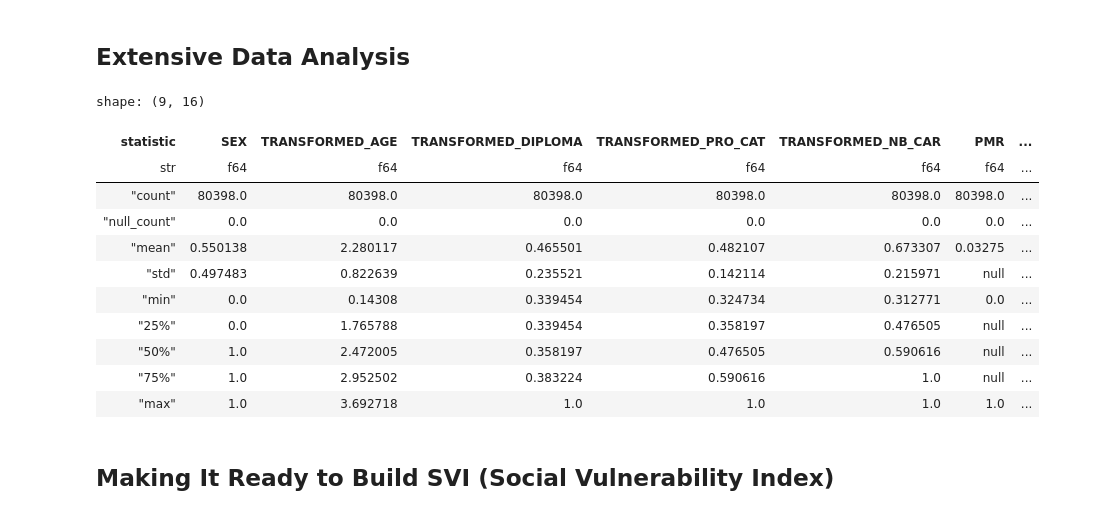
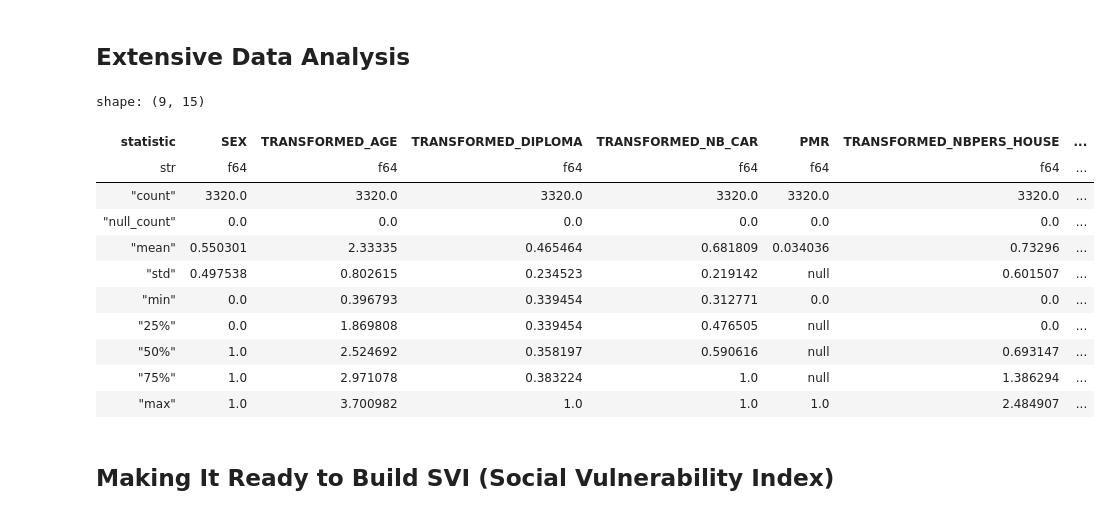
Before and after one commit to DEVOLOPER-1/Sim-Equity, a Jupyter notebook: EDA.ipynb, the cells around one changed output. Cells and saved outputs as stored; diff of their text form; code cells hidden in the pictures.

```diff
--- a/EDA.ipynb
+++ b/EDA.ipynb
@@ -15,13 +12,14 @@ Improve your data and profiling with ydata-sdk, featuring data quality scoring,
 # %%
-trips_df = pl.read_csv(source="maps_data/trips_dataset.csv", infer_schema_length=10000)
+trips_df = pl.read_csv(source="data/trips_dataset.csv", infer_schema_length=10000)
 
-individuals_df = pl.read_csv(source="maps_data/individuals_dataset.csv", infer_schema_length=10000)
+individuals_df = pl.read_csv(source="data/individuals_dataset.csv", infer_schema_length=10000)
 # %%
 trips_df.shape, individuals_df.shape
 # %% [output]
 ((80697, 27), (3337, 27))
 # %%
-individuals_with_trips_df = individuals_df.join(other=trips_df, on=["ID"], how="inner", suffix="_right", coalesce=True)
+individuals_with_trips_df = individuals_df
+#.join(other=trips_df, on=["ID"], how="inner", suffix="_right", coalesce=True))
 # %%
 individuals_with_trips_df
 # %% [output]
@@ -89,14 +87,14 @@ individuals_with_trips_df.filter(pl.col("GPS_RECORD") == False).height / individ
 # %%
 individuals_with_trips_df = individuals_with_trips_df.filter(pl.col("GPS_RECORD") == True)
 
-individuals_with_trips_df = individuals_with_trips_df.with_columns([
-    pl.col("Date_EMG").str.to_date(strict=False),
-    pl.col("Date_O").str.to_date(strict=False),
-    pl.col("Date_D").str.to_date(strict=False),
-    pl.col("Time_O").str.to_time(strict=False),
-    pl.col("Time_D").str.to_time(strict=False),
-]
-)
+# individuals_with_trips_df = individuals_with_trips_df.with_columns([
+#     pl.col("Date_EMG").str.to_date(strict=False),
+#     pl.col("Date_O").str.to_date(strict=False),
+#     pl.col("Date_D").str.to_date(strict=False),
+#     pl.col("Time_O").str.to_time(strict=False),
+#     pl.col("Time_D").str.to_time(strict=False),
+# ]
+# )
 # %% [markdown]
 ## Encoding Values & Preparing Values for building social vulnerability index (SVI)
 # %% [markdown]
@@ -158,7 +156,7 @@ individuals_with_trips_df = individuals_with_trips_df.with_columns(
 individuals_with_trips_df = individuals_with_trips_df.with_columns([
     pl.col("NB_CAR").map_elements(lambda x: 1 / (1 + log(1 + x))).alias('TRANSFORMED_NB_CAR'),
     #added the 1 in the log to avoid the people with no cars
-    pl.col("PRO_CAT").map_elements(lambda x: 1 / (1 + log(x))).alias('TRANSFORMED_PRO_CAT'),
+    # pl.col("PRO_CAT").map_elements(lambda x: 1 / (1 + log(x))).alias('TRANSFORMED_PRO_CAT'),
     pl.col("NBPERS_HOUSE").map_elements(lambda x: (log(x))).alias('TRANSFORMED_NBPERS_HOUSE'),
     pl.col("TWO_WHEELER").map_elements(lambda x: 1 / (1 + log(1 + x))).alias('TRANSFORMED_TWO_WHEELER'),
     pl.col("BIKE").map_elements(lambda x: 1 / (1 + log(1 + x))).alias('TRANSFORMED_BIKE'),
@@ -166,6 +164,8 @@ individuals_with_trips_df = individuals_with_trips_df.with_columns([
     pl.col("DIPLOMA").map_elements(lambda x: 1 / (1 + log(1 + x))).alias('TRANSFORMED_DIPLOMA'),
 
 ])
+
+individuals_with_trips_df = individuals_with_trips_df.drop("PRO_CAT", strict=False)
 # %% [markdown]
 ### Converting Bool Values to Integers
 # %%
@@ -192,27 +192,27 @@ shape: (80_398, 61)
 # %%
 are_correlated = individuals_with_trips_df.select(
     pl.col(
-        "SEX", "TRANSFORMED_AGE", "TRANSFORMED_DIPLOMA", "TRANSFORMED_PRO_CAT", "TRANSFORMED_NB_CAR"
+        "SEX", "TRANSFORMED_AGE", "TRANSFORMED_DIPLOMA", "TRANSFORMED_NB_CAR"
         , "PMR", "TRANSFORMED_NBPERS_HOUSE",
         "TRANSFORMED_TWO_WHEELER", "TRANSFORMED_BIKE", "TRANSFORMED_ELECT_SCOOTER",
         "NAVIGO_SUB", "IMAGINER_SUB", "OTHER_SUB_PT", "BIKE_SUB", "NSM_SUB"
     )
 )
 
 are_correlated.describe()
 # %% [output]
-shape: (9, 16)
+shape: (9, 15)
-| statistic | SEX | TRANSFORMED_AGE | TRANSFORMED_DIPLOMA | TRANSFORMED_PRO_CAT | TRANSFORMED_NB_CAR | PMR | ... |
+| statistic | SEX | TRANSFORMED_AGE | TRANSFORMED_DIPLOMA | TRANSFORMED_NB_CAR | PMR | TRANSFORMED_NBPERS_HOUSE | ... |
 | str | f64 | f64 | f64 | f64 | f64 | f64 | ... |
-| "count" | 80398.0 | 80398.0 | 80398.0 | 80398.0 | 80398.0 | 80398.0 | ... |
+| "count" | 3320.0 | 3320.0 | 3320.0 | 3320.0 | 3320.0 | 3320.0 | ... |
 | "null_count" | 0.0 | 0.0 | 0.0 | 0.0 | 0.0 | 0.0 | ... |
-| "mean" | 0.550138 | 2.280117 | 0.465501 | 0.482107 | 0.673307 | 0.03275 | ... |
-| "std" | 0.497483 | 0.822639 | 0.235521 | 0.142114 | 0.215971 | null | ... |
-| "min" | 0.0 | 0.14308 | 0.339454 | 0.324734 | 0.312771 | 0.0 | ... |
-| "25%" | 0.0 | 1.765788 | 0.339454 | 0.358197 | 0.476505 | null | ... |
-| "50%" | 1.0 | 2.472005 | 0.358197 | 0.476505 | 0.590616 | null | ... |
-| "75%" | 1.0 | 2.952502 | 0.383224 | 0.590616 | 1.0 | null | ... |
-| "max" | 1.0 | 3.692718 | 1.0 | 1.0 | 1.0 | 1.0 | ... |
+| "mean" | 0.550301 | 2.33335 | 0.465464 | 0.681809 | 0.034036 | 0.73296 | ... |
+| "std" | 0.497538 | 0.802615 | 0.234523 | 0.219142 | null | 0.601507 | ... |
+| "min" | 0.0 | 0.396793 | 0.339454 | 0.312771 | 0.0 | 0.0 | ... |
+| "25%" | 0.0 | 1.869808 | 0.339454 | 0.476505 | null | 0.0 | ... |
+| "50%" | 1.0 | 2.524692 | 0.358197 | 0.590616 | null | 0.693147 | ... |
+| "75%" | 1.0 | 2.971078 | 0.383224 | 1.0 | null | 1.386294 | ... |
+| "max" | 1.0 | 3.700982 | 1.0 | 1.0 | 1.0 | 2.484907 | ... |
 # %% [markdown]
 ## Making It Ready to Build SVI (Social Vulnerability Index)
 # %%
```
Also changed, not shown: parts of 12 cells of this notebook, 3 other files.
